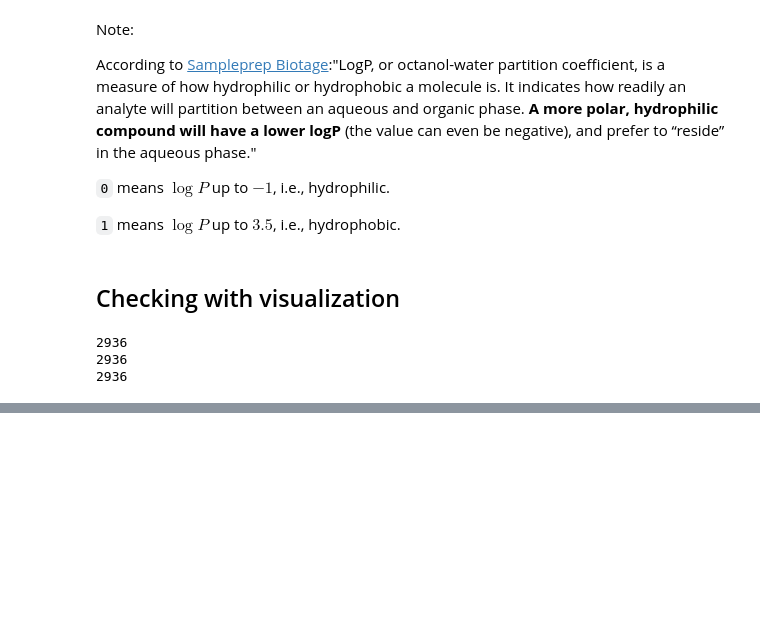
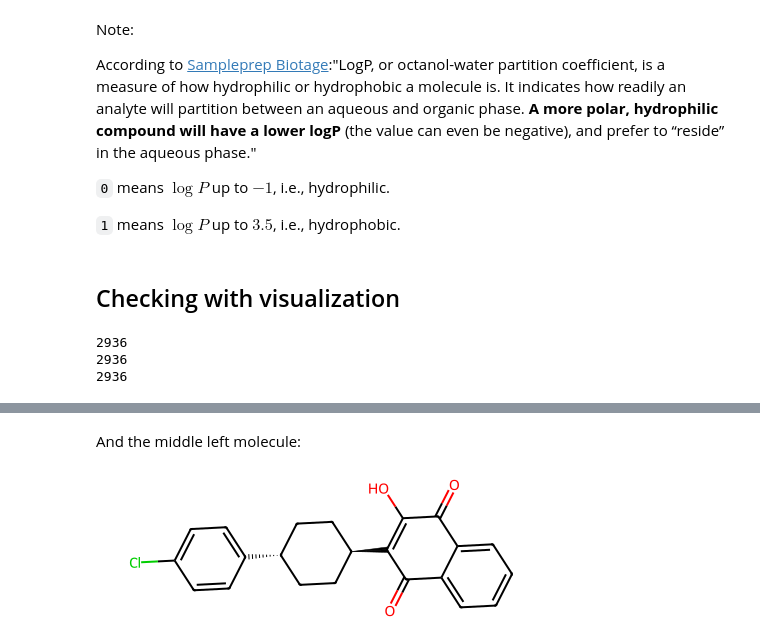
Before and after one commit to YuvalBayer/HydrophobicityGraphClassifier, a Jupyter notebook: Zinc/data_generation.ipynb, the cells around one changed output, grey strips where cells are left out. Cells and saved outputs as stored; diff of their text form; code cells hidden in the pictures; blank space fills up the shorter version.

```diff
--- a/Zinc/data_generation.ipynb
+++ b/Zinc/data_generation.ipynb
@@ -169,0 +181,6 @@ for axis, i in zip(axes.flatten(), random_idx):
+# %% [markdown]
+And the middle left molecule:
+# %%
+Chem.MolFromSmiles(SMILE_data['smiles'][random_idx[3]])
+# %% [output]
+[figure, added]
```
Also changed, not shown: parts of 6 cells of this notebook, 7 other files.
